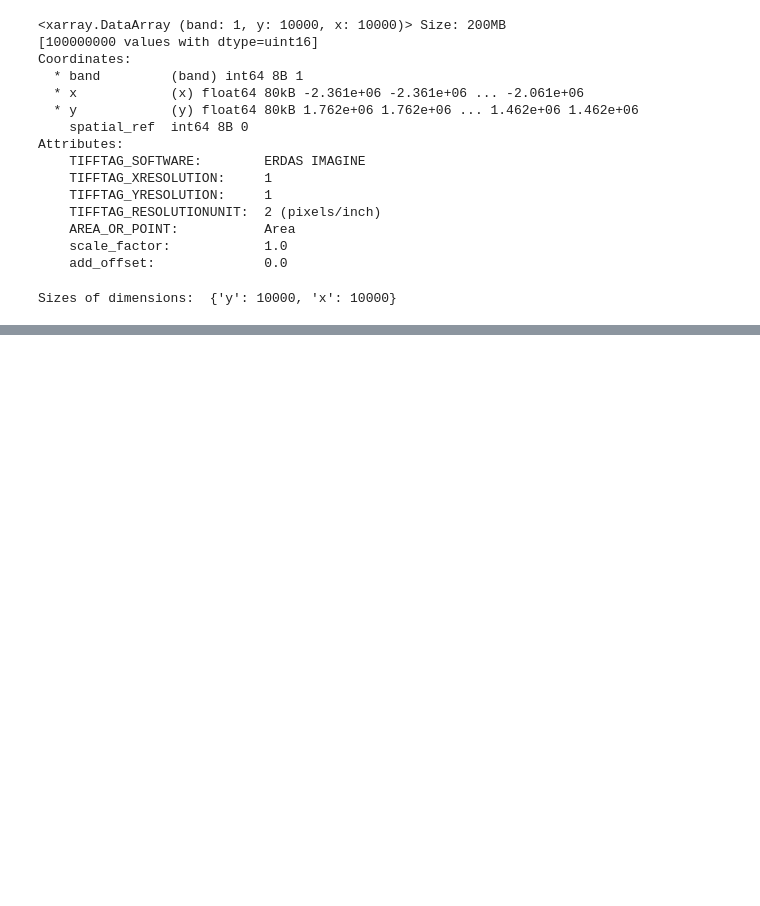
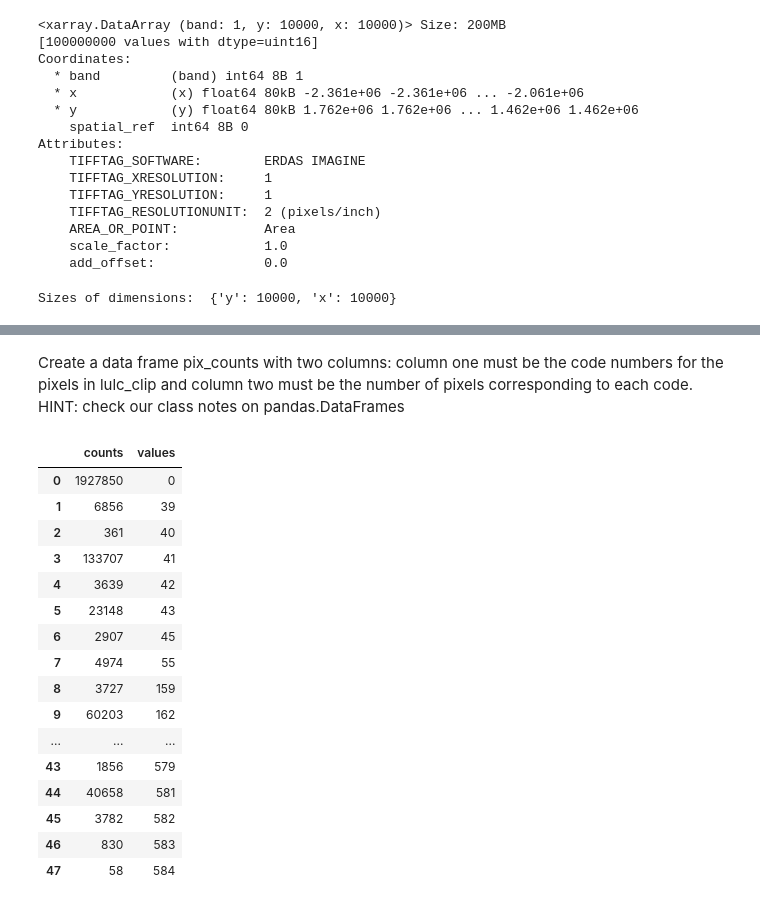
Before and after one commit to nicolelpepper/eds220-2024-in-class, a Jupyter notebook: week-9-land-cover-stats-STUDENTS.ipynb, the cells around one changed output, grey strips where cells are left out. Saved outputs shown, nothing was run; the diff lists cells and outputs as text; code cells hidden in the pictures; blank space fills up the shorter version.

```diff
--- a/week-9-land-cover-stats-STUDENTS.ipynb
+++ b/week-9-land-cover-stats-STUDENTS.ipynb
@@ -162,0 +221,5 @@ Sizes of dimensions:  {'y': 10000, 'x': 10000}
+# %%
+print('Original no-data value: ', lulc.rio.nodata)
+
+# update rasters no data value
+lulc = lulc.rio.write_nodata(0)
@@ -162,0 +228,4 @@ Sizes of dimensions:  {'y': 10000, 'x': 10000}
+# %%
+lulc_clip = (lulc.rio.clip_box(*thomas_fire_match.total_bounds)
+                 .rio.clip(thomas_fire_match.geometry)
+                 )
@@ -162,0 +240,4 @@ Sizes of dimensions:  {'y': 10000, 'x': 10000}
+# %%
+values, counts = np.unique(lulc_clip, return_counts=True)
+
+values
@@ -162,0 +259,24 @@ Sizes of dimensions:  {'y': 10000, 'x': 10000}
+# %% [markdown]
+Create a data frame pix_counts with two columns: column one must be the code numbers for the pixels in lulc_clip and column two must be the number of pixels corresponding to each code. HINT: check our class notes on pandas.DataFrames
+# %%
+pix_counts = pd.DataFrame({'counts': counts, 'values': values})
+# %%
+pix_counts
+# %% [output]
+|  | counts | values |
+| 0 | 1927850 | 0 |
+| 1 | 6856 | 39 |
+| 2 | 361 | 40 |
+| 3 | 133707 | 41 |
+| 4 | 3639 | 42 |
+| 5 | 23148 | 43 |
+| 6 | 2907 | 45 |
+| 7 | 4974 | 55 |
+| 8 | 3727 | 159 |
+| 9 | 60203 | 162 |
+| ... | ... | ... |
+| 43 | 1856 | 579 |
+| 44 | 40658 | 581 |
+| 45 | 3782 | 582 |
+| 46 | 830 | 583 |
+| 47 | 58 | 584 |
```
Also changed, not shown: parts of 23 cells of this notebook.
